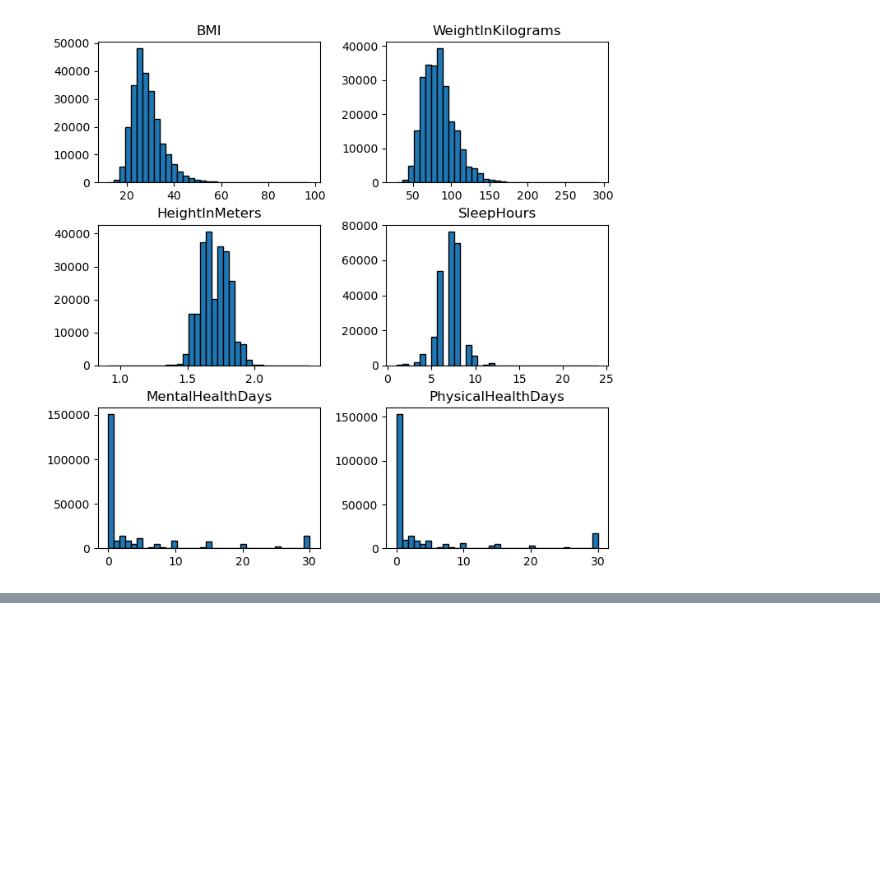
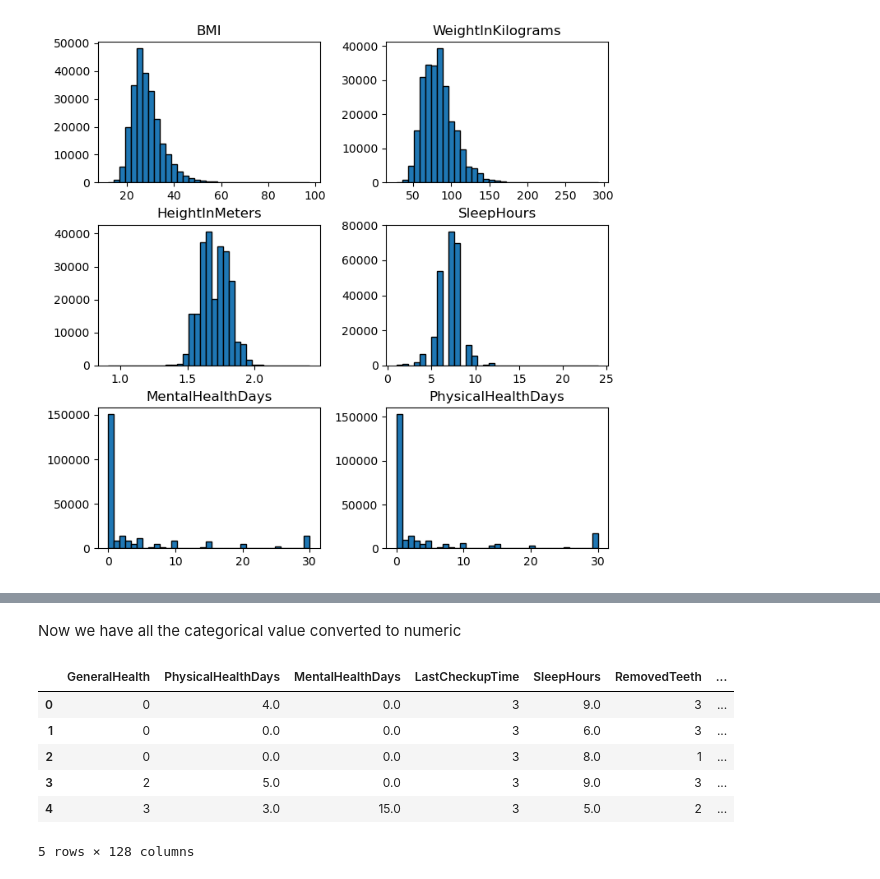
Before and after one commit to Slijeff/cs412-project, a Jupyter notebook: basic_analysis.ipynb, the cells around one changed output, grey strips where cells are left out. Cells and saved outputs as stored; diff of their text form; code cells hidden in the pictures; blank space fills up the shorter version.

```diff
--- a/basic_analysis.ipynb
+++ b/basic_analysis.ipynb
@@ -116,0 +150,50 @@ array([[<Axes: title={'center': 'BMI'}>,
+# %%
+nominal_names = ['State', 'Sex', 'PhysicalActivities','HadHeartAttack','HadAngina','HadStroke','HadAsthma','HadSkinCancer', 'HadCOPD'
+                 ,'HadDepressiveDisorder','HadKidneyDisease','HadArthritis','HadDiabetes','DeafOrHardOfHearing','BlindOrVisionDifficulty'
+                 ,'DifficultyConcentrating','DifficultyWalking','DifficultyDressingBathing','DifficultyErrands','ChestScan','RaceEthnicityCategory'
+                 ,'AlcoholDrinkers', 'HIVTesting','FluVaxLast12','PneumoVaxEver','TetanusLast10Tdap','HighRiskLastYear','CovidPos']
+ordinal_names = ['GeneralHealth', 'LastCheckupTime', 'RemovedTeeth','SmokerStatus','ECigaretteUsage','AgeCategory']
+assert len(nominal_names) + len(ordinal_names) == len(df.select_dtypes("category").columns)
+# %%
+noms = pd.get_dummies(df[nominal_names], dtype=pd.UInt8Dtype())
+df = df.drop(nominal_names, axis=1).join(noms)
+# %%
+general_health_mapper = {'Excellent': 4, 'Good': 3, 'Fair': 2, 'Poor': 1, 'Very good': 0}
+lastcheckup_mapper = {'Within past year (anytime less than 12 months ago)': 3, 'Within past 2 years (1 year but less than 2 years ago)': 2
+                      ,'Within past 5 years (2 years but less than 5 years ago)': 1, '5 or more years ago': 0}
+removed_teeth_mapper = {'None of them': 3, '1 to 5': 2, '6 or more, but not all': 1, 'All': 0}
+somker_status_mapper = {'Never smoked': 3, 'Former smoker': 2, 'Current smoker - now smokes some days': 1
+                        , 'Current smoker - now smokes every day': 0}
+ecigar_mapper = {'Never used e-cigarettes in my entire life': 3, 'Not at all (right now)': 2, 'Use them some days': 1,
+                 'Use them every day': 0}
+age_mapper = {
+    "Age 18 to 24": 12,
+    "Age 25 to 29": 11,
+    "Age 30 to 34": 10,
+    "Age 35 to 39": 9,
+    "Age 40 to 44": 8,
+    "Age 45 to 49": 7,
+    "Age 50 to 54": 6,
+    "Age 55 to 59": 5,
+    "Age 60 to 64": 4,
+    "Age 65 to 69": 3,
+    "Age 70 to 74": 2,
+    "Age 75 to 79": 1,
+    "Age 80 or older": 0
+}
+mappers = [general_health_mapper, lastcheckup_mapper, removed_teeth_mapper, somker_status_mapper, ecigar_mapper, age_mapper]
+# %%
+for i, cname in enumerate(ordinal_names):
+    df[cname] = df[cname].replace(mappers[i])
+# %% [markdown]
+Now we have all the categorical value converted to numeric
+# %%
+df.head()
+# %% [output]
+|  | GeneralHealth | PhysicalHealthDays | MentalHealthDays | LastCheckupTime | SleepHours | RemovedTeeth | ... |
+| 0 | 0 | 4.0 | 0.0 | 3 | 9.0 | 3 | ... |
+| 1 | 0 | 0.0 | 0.0 | 3 | 6.0 | 3 | ... |
+| 2 | 0 | 0.0 | 0.0 | 3 | 8.0 | 1 | ... |
+| 3 | 2 | 5.0 | 0.0 | 3 | 9.0 | 3 | ... |
+| 4 | 3 | 3.0 | 15.0 | 3 | 5.0 | 2 | ... |
+5 rows × 128 columns
```
Also changed, not shown: parts of 4 cells of this notebook.
